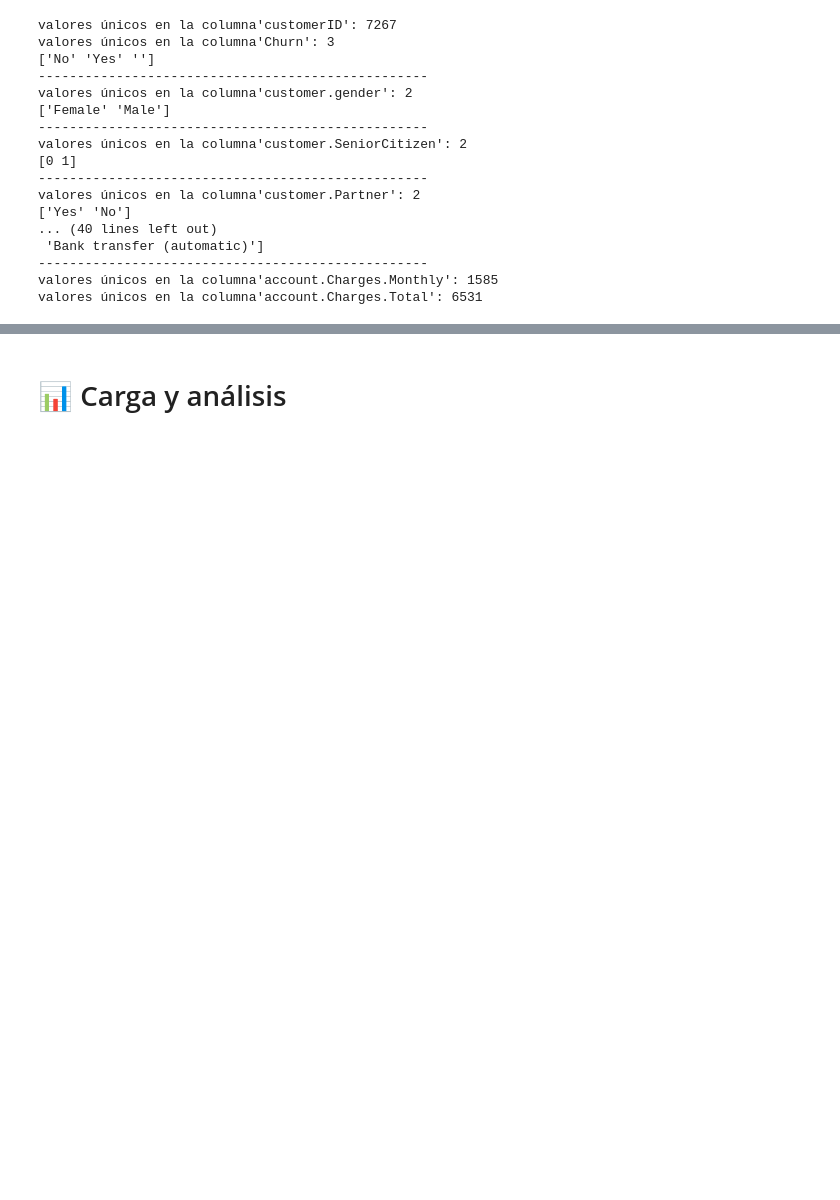
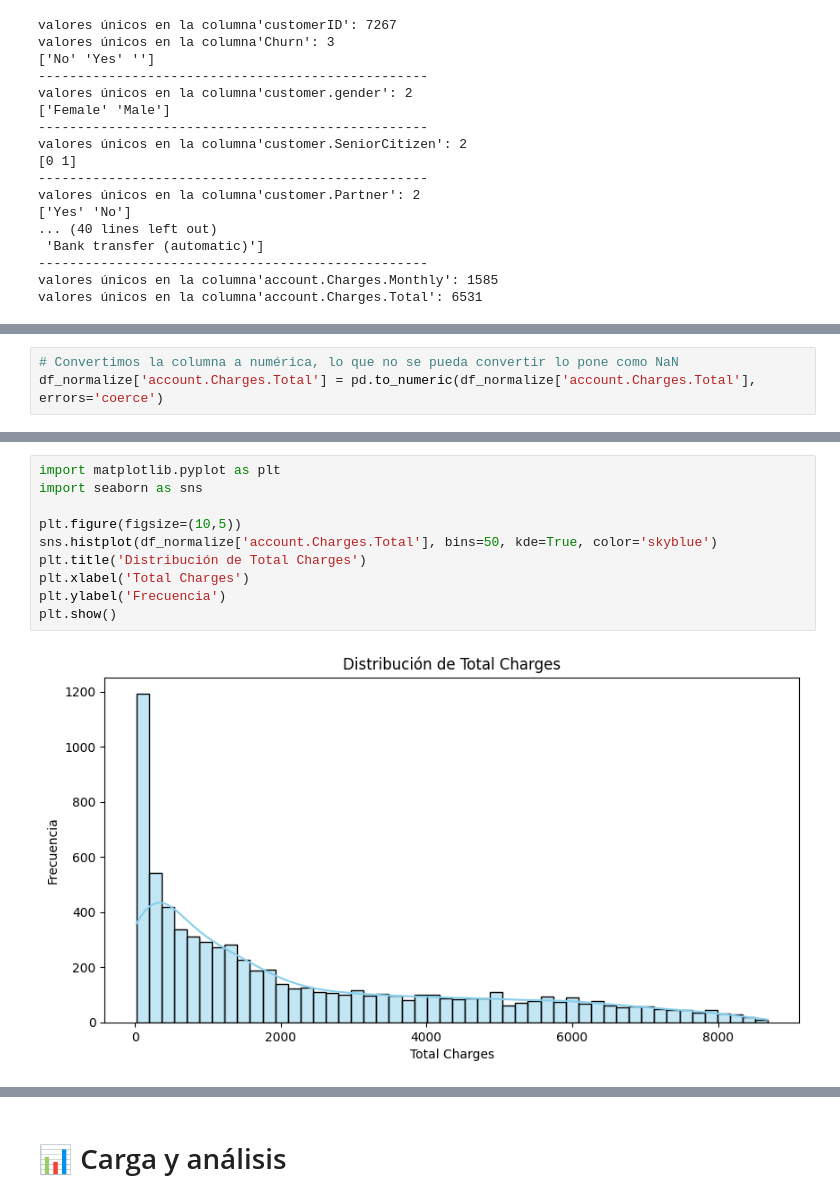
Before and after one commit to EnriqueRangel/Telecom_X, a Jupyter notebook: Challenge_Telecom_X.ipynb, the cells around one changed output, grey strips where cells are left out. Saved outputs shown, nothing was run; the diff lists cells and outputs as text; blank space fills up the shorter version.

```diff
--- a/Challenge_Telecom_X.ipynb
+++ b/Challenge_Telecom_X.ipynb
@@ -195,0 +226,3 @@ dtype: int64
+# %%
+# Convertimos la columna a numérica, lo que no se pueda convertir lo pone como NaN
+df_normalize['account.Charges.Total'] = pd.to_numeric(df_normalize['account.Charges.Total'], errors='coerce')
@@ -195,0 +272,12 @@ dtype: int64
+# %%
+import matplotlib.pyplot as plt
+import seaborn as sns
+
+plt.figure(figsize=(10,5))
+sns.histplot(df_normalize['account.Charges.Total'], bins=50, kde=True, color='skyblue')
+plt.title('Distribución de Total Charges')
+plt.xlabel('Total Charges')
+plt.ylabel('Frecuencia')
+plt.show()
+# %% [output]
+[figure, added]
```
Also changed, not shown: parts of 19 cells of this notebook.
